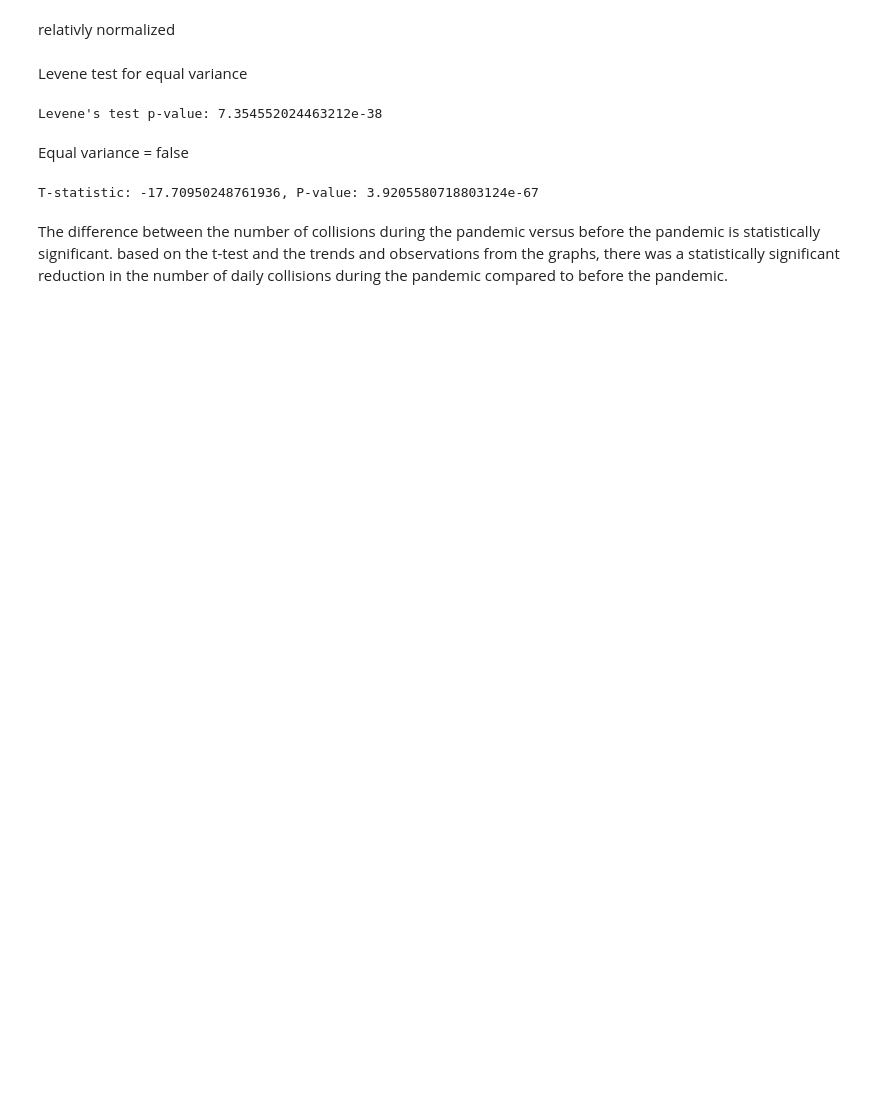
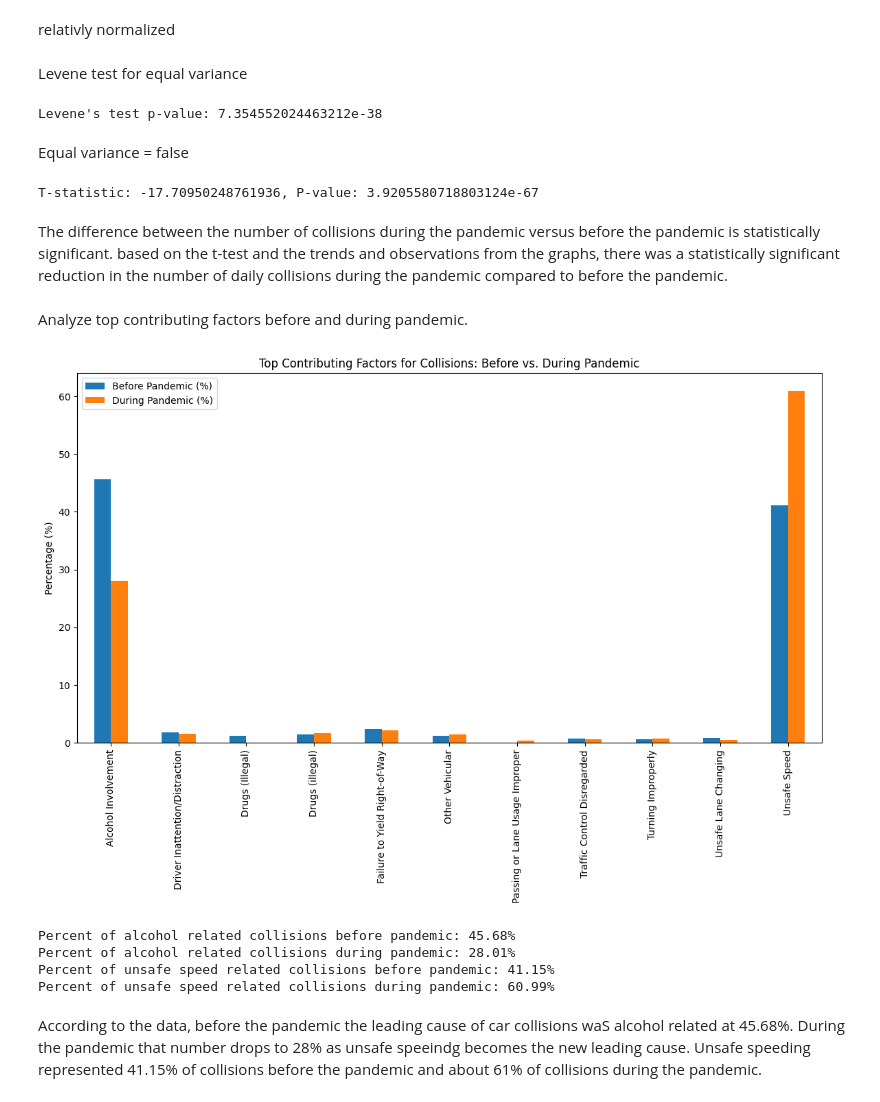
Before and after one commit to NedKost/MS-AAI-500-Team-Project, a Jupyter notebook: Copy_of_Collision_Project.ipynb, the cells around one changed output. Drawn from its saved outputs; the diff is of its cells as text; code cells hidden in the pictures; blank space fills up the shorter version.

```diff
--- a/Copy_of_Collision_Project.ipynb
+++ b/Copy_of_Collision_Project.ipynb
@@ -328,3 +328,43 @@ print(f"T-statistic: {t_stat}, P-value: {p_val}")
 T-statistic: -17.70950248761936, P-value: 3.9205580718803124e-67
 # %% [markdown]
 The difference between the number of collisions during the pandemic versus before the pandemic is statistically significant. based on the t-test and the trends and observations from the graphs, there was a statistically significant reduction in the number of daily collisions during the pandemic compared to before the pandemic.
+# %% [markdown]
+Analyze top contributing factors before and during pandemic.
+# %%
+factor_before = before_pandemic['CONTRIBUTING FACTOR VEHICLE 1'].value_counts(normalize=True).head(10) * 100
+factor_during = during_pandemic['CONTRIBUTING FACTOR VEHICLE 1'].value_counts(normalize=True).head(10) * 100
+
+factor_comparison = pd.DataFrame({'Before Pandemic (%)': factor_before, 'During Pandemic (%)': factor_during}).fillna(0)
+factor_comparison.plot(kind='bar', figsize=(14, 7))
+plt.title('Top Contributing Factors for Collisions: Before vs. During Pandemic')
+plt.ylabel('Percentage (%)')
+plt.show()
+# %% [output]
+[figure, added]
+# %%
+alcohol_keywords = ['ALCOHOL INVOLVEMENT']
+unsafe_speed_keywords = ['UNSAFE SPEED']
+
+alcohol_before = before_pandemic[before_pandemic['CONTRIBUTING FACTOR VEHICLE 1'].str.upper().isin(alcohol_keywords)]
+alcohol_during = during_pandemic[during_pandemic['CONTRIBUTING FACTOR VEHICLE 1'].str.upper().isin(alcohol_keywords)]
+
+alcohol_before_percent = (len(alcohol_before) / len(before_pandemic)) * 100
+alcohol_during_percent = (len(alcohol_during) / len(during_pandemic)) * 100
+
+unsafe_speed_before = before_pandemic[before_pandemic['CONTRIBUTING FACTOR VEHICLE 1'].str.upper().isin(unsafe_speed_keywords)]
+unsafe_speed_during = during_pandemic[during_pandemic['CONTRIBUTING FACTOR VEHICLE 1'].str.upper().isin(unsafe_speed_keywords)]
+
+unsafe_speed_before_percent = (len(unsafe_speed_before) / len(before_pandemic)) * 100
+unsafe_speed_during_percent = (len(unsafe_speed_during) / len(during_pandemic)) * 100
+
+print(f"Percent of alcohol related collisions before pandemic: {alcohol_before_percent:.2f}%")
+print(f"Percent of alcohol related collisions during pandemic: {alcohol_during_percent:.2f}%")
+print(f"Percent of unsafe speed related collisions before pandemic: {unsafe_speed_before_percent:.2f}%")
+print(f"Percent of unsafe speed related collisions during pandemic: {unsafe_speed_during_percent:.2f}%")
+# %% [output]
+Percent of alcohol related collisions before pandemic: 45.68%
+Percent of alcohol related collisions during pandemic: 28.01%
+Percent of unsafe speed related collisions before pandemic: 41.15%
+Percent of unsafe speed related collisions during pandemic: 60.99%
+# %% [markdown]
+According to the data, before the pandemic the leading cause of car collisions waS alcohol related at 45.68%. During the pandemic that number drops to 28% as unsafe speeindg becomes the new leading cause. Unsafe speeding represented 41.15% of collisions before the pandemic and about 61% of collisions during the pandemic.
```
